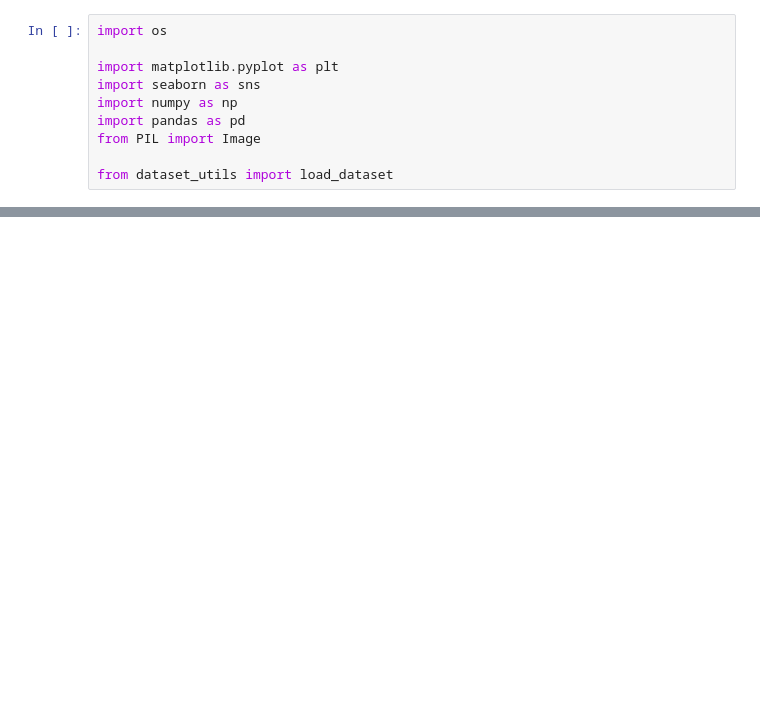
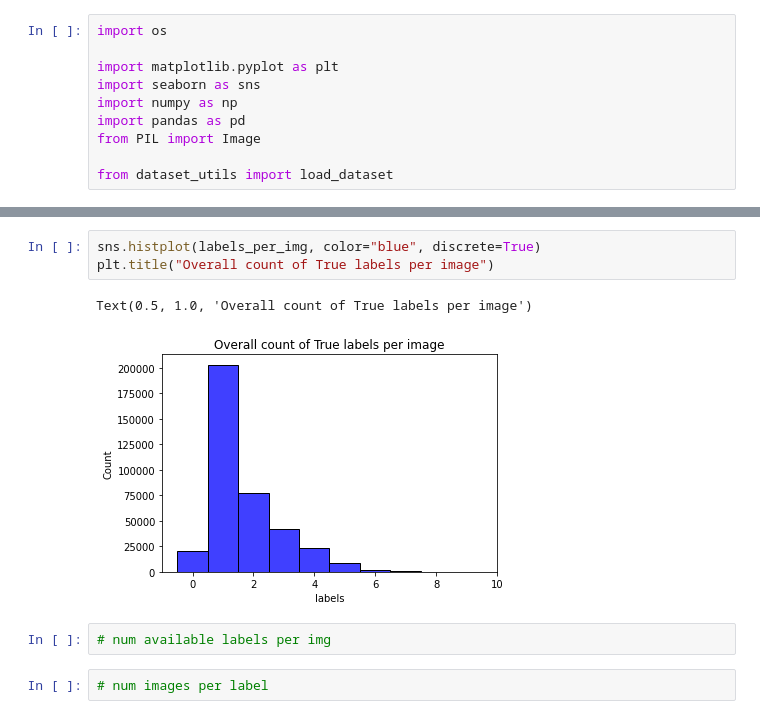
Before and after one commit to NotNANtoN/master_thesis, a Jupyter notebook: eda.ipynb, the cells around one changed output, grey strips where cells are left out. Cells and saved outputs as stored; diff of their text form; blank space fills up the shorter version.

```diff
--- a/eda.ipynb
+++ b/eda.ipynb
@@ -60,0 +49,10 @@ captions_per_img
+# %%
+sns.histplot(labels_per_img, color="blue", discrete=True)
+plt.title("Overall count of True labels per image")
+# %% [output]
+Text(0.5, 1.0, 'Overall count of True labels per image')
+[figure, added]
+# %%
+# num available labels per img
+# %%
+# num images per label
```
Also changed, not shown: parts of 18 cells of this notebook, 18 other files.
